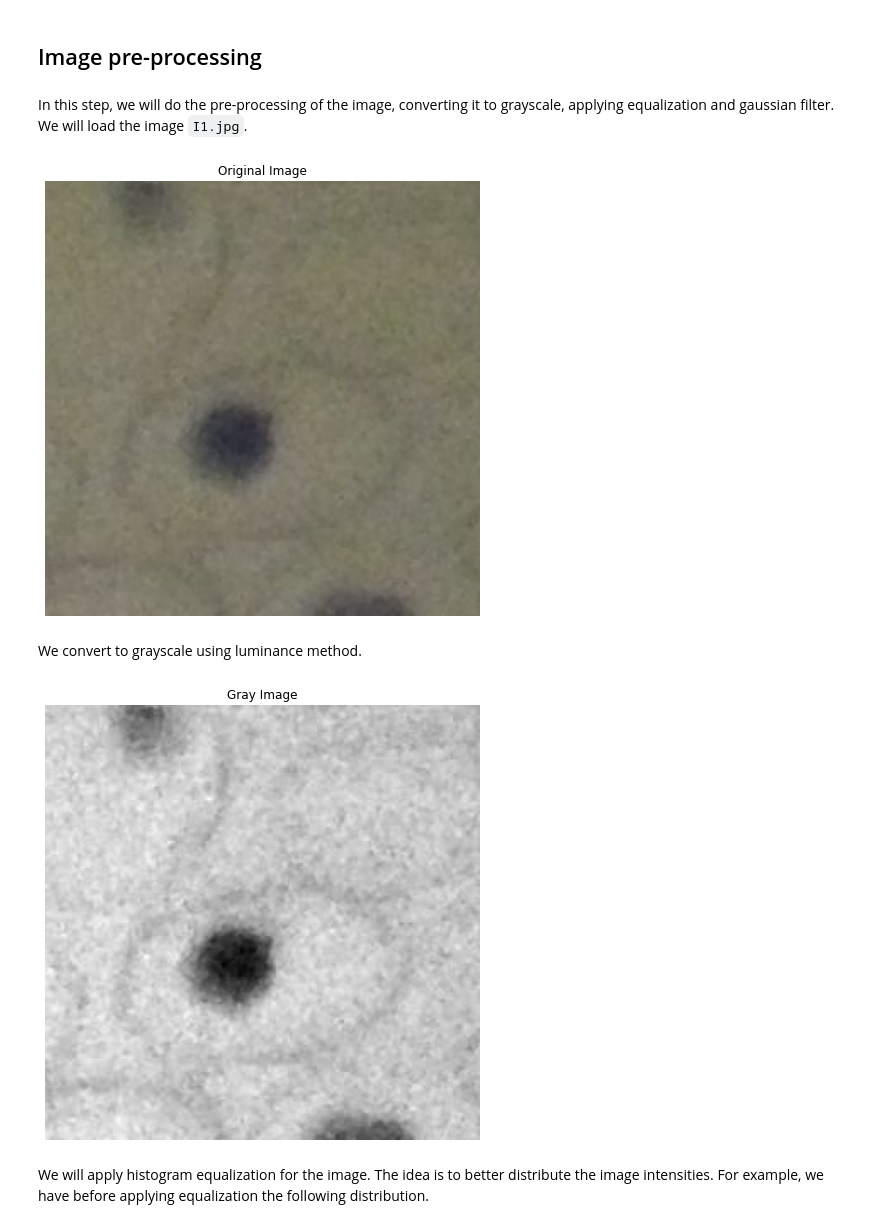
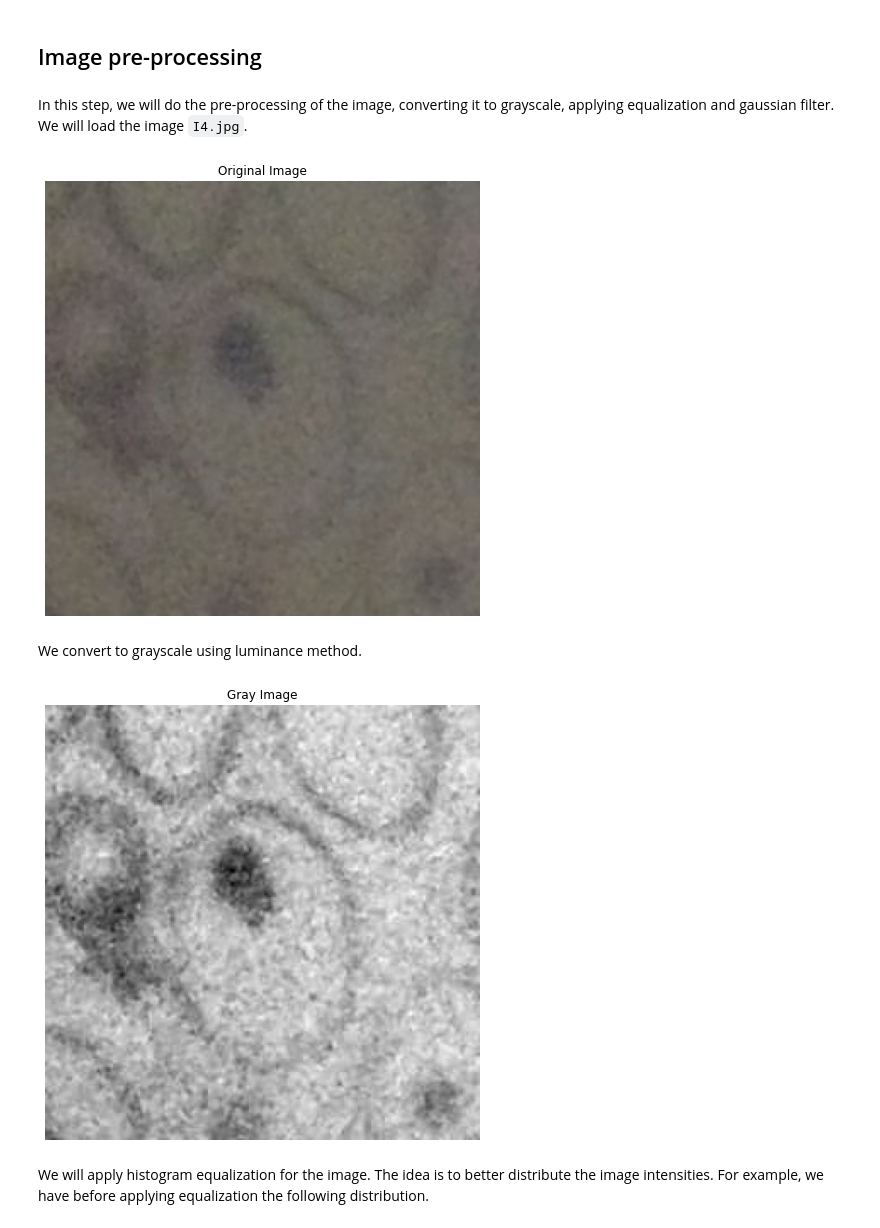
Before and after one commit to brenoslivio/SegmentationCellCycles, a Jupyter notebook: SegCellCycles.ipynb, the cells around one changed output. Cells and saved outputs as stored; diff of their text form; code cells hidden in the pictures.

```diff
--- a/SegCellCycles.ipynb
+++ b/SegCellCycles.ipynb
@@ -11,23 +11,23 @@ SCC0251 - Image Processing
 # %% [markdown]
 ## Image pre-processing
 # %% [markdown]
-In this step, we will do the pre-processing of the image, converting it to grayscale, applying equalization and gaussian filter. We will load the image `I1.jpg`.
+In this step, we will do the pre-processing of the image, converting it to grayscale, applying equalization and gaussian filter. We will load the image `I4.jpg`.
 # %%
 import ImagePreprocessing, ImageSegmentation
 import matplotlib.pyplot as plt
 import numpy as np
 import imageio
 
-src = "Data/Original/I1.jpg"
+src = "Data/Original/I4.jpg"
 
 cellOriginal = imageio.imread(src, pilmode="RGB")
 
 plt.figure(figsize = (8, 8))
 plt.axis("off")
 plt.title("Original Image")
 plt.imshow(cellOriginal);
 # %% [output]
-[figure, old version]
+[figure, new version]
 # %% [markdown]
 We convert to grayscale using luminance method.
 # %%
@@ -38,7 +38,7 @@ plt.axis("off")
 plt.title("Gray Image")
 plt.imshow(cellGray, cmap = "gray");
 # %% [output]
-[figure, old version]
+[figure, new version]
 # %% [markdown]
 We will apply histogram equalization for the image. The idea is to better distribute the image intensities. For example, we have before applying equalization the following distribution.
 # %%
```
Also changed, not shown: parts of 39 cells of this notebook.
